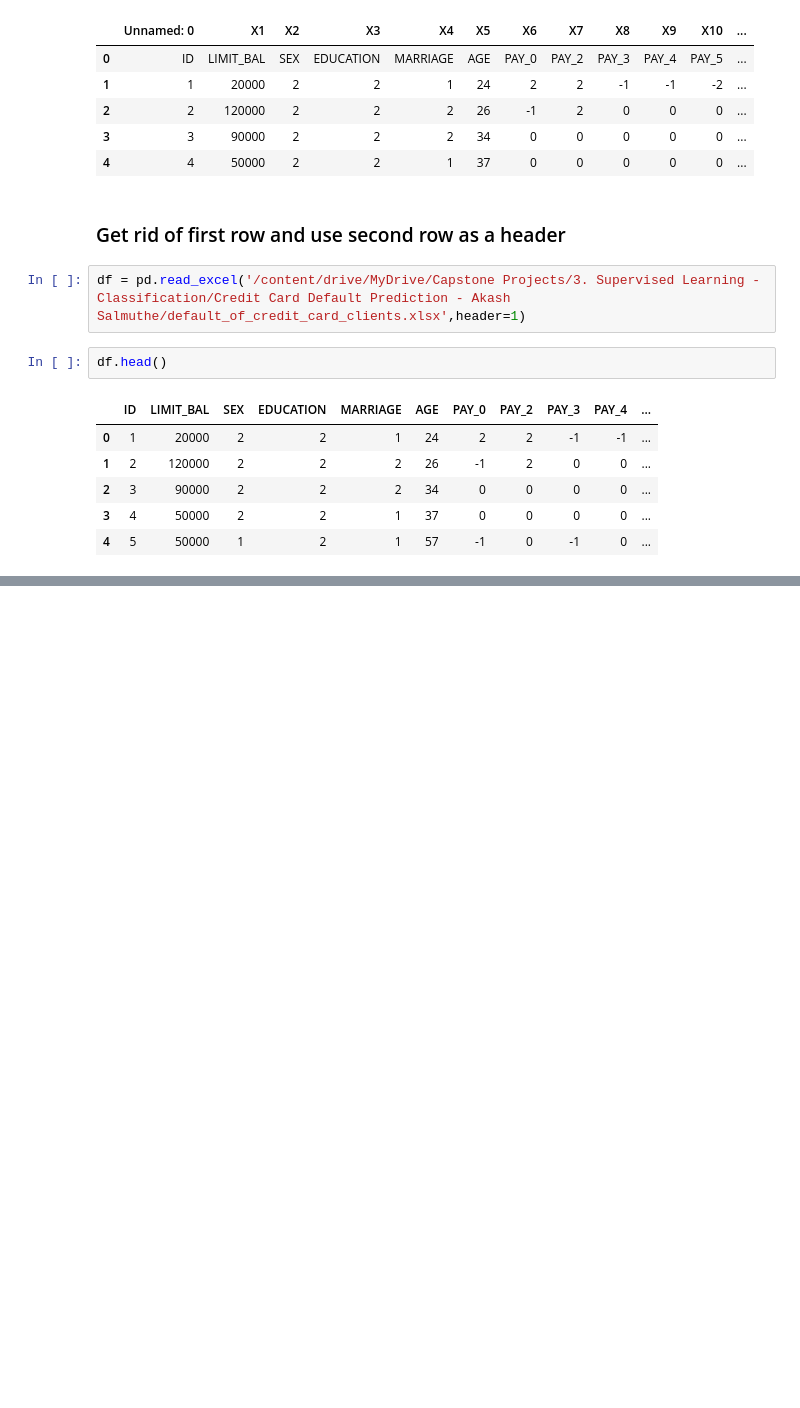
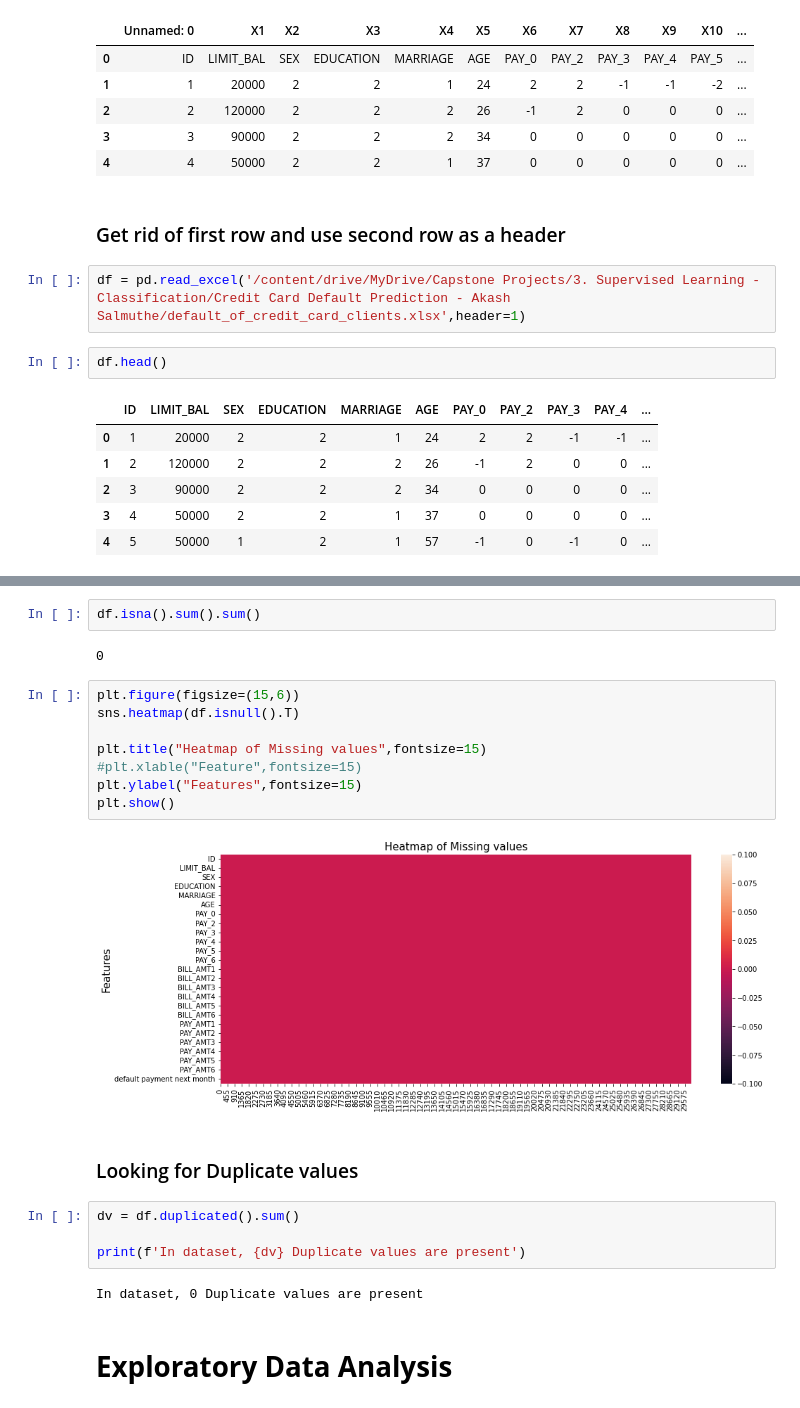
Before and after one commit to AkashSalmuthe/Credit-Card-Default-Prediction, a Jupyter notebook: Credit_Card_Default_Prediction_Capstone_Project.ipynb, the cells around one changed output, grey strips where cells are left out. Saved outputs shown, nothing was run; the diff lists cells and outputs as text; blank space fills up the shorter version.

```diff
--- a/Credit_Card_Default_Prediction_Capstone_Project.ipynb
+++ b/Credit_Card_Default_Prediction_Capstone_Project.ipynb
@@ -83,0 +242,24 @@ df.head()
+# %%
+df.isna().sum().sum()
+# %% [output]
+0
+# %%
+plt.figure(figsize=(15,6))
+sns.heatmap(df.isnull().T)
+
+plt.title("Heatmap of Missing values",fontsize=15)
+#plt.xlable("Feature",fontsize=15)
+plt.ylabel("Features",fontsize=15)
+plt.show()
+# %% [output]
+[figure, added]
+# %% [markdown]
+### Looking for Duplicate values
+# %%
+dv = df.duplicated().sum()
+
+print(f'In dataset, {dv} Duplicate values are present')
+# %% [output]
+In dataset, 0 Duplicate values are present
+# %% [markdown]
+# **Exploratory Data Analysis**
```
Also changed, not shown: parts of 11 cells of this notebook.
